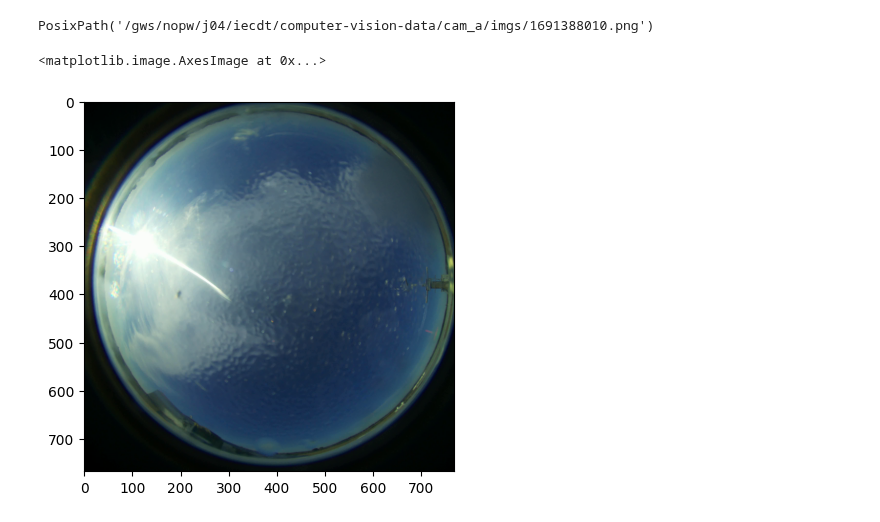
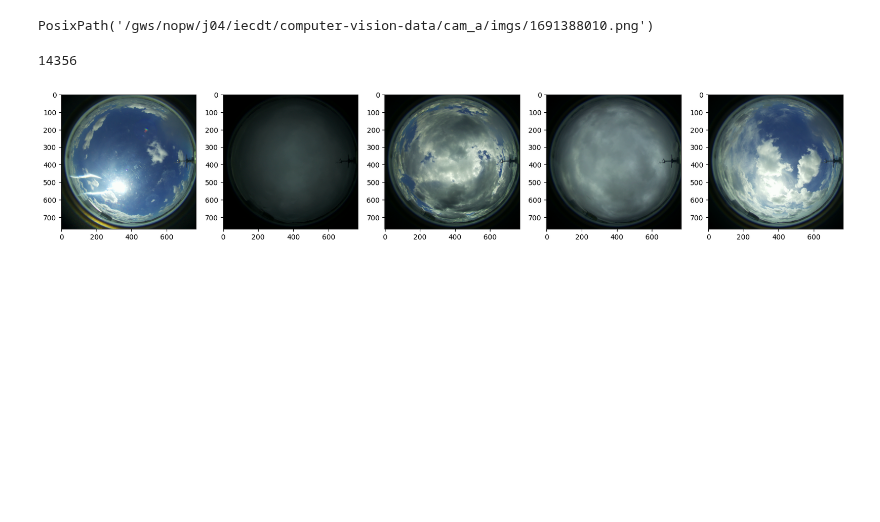
Before and after one commit to isaachcamp/iecdt-computer-vision-group-proj, a Jupyter notebook: preprocessing.ipynb, the cells around one changed output. Drawn from its saved outputs; the diff is of its cells as text; code cells hidden in the pictures; blank space fills up the shorter version.

Commit message:
Plotted some random images

```diff
--- a/preprocessing.ipynb
+++ b/preprocessing.ipynb
@@ -9,7 +10,12 @@ list(DPATH.glob('*.png'))[0]
 # %% [output]
 PosixPath('/gws/nopw/j04/iecdt/computer-vision-data/cam_a/imgs/1691388010.png')
 # %%
-plt.imshow(plt.imread(list(DPATH.glob('*.png'))[0]))
+len(list(DPATH.glob('*.png')))
 # %% [output]
-<matplotlib.image.AxesImage at 0x...>
+14356
-[figure, removed]
+# %%
+fig, ax = plt.subplots(1, 5, figsize=(20, 4))
+for i in range(5):
+    ax[i].imshow(plt.imread((list(DPATH.glob('*.png'))[np.random.randint(0,len(list(DPATH.glob('*.png'))))])))
+# %% [output]
+[figure, added]
```
Also changed, not shown: parts of 2 cells of this notebook.
